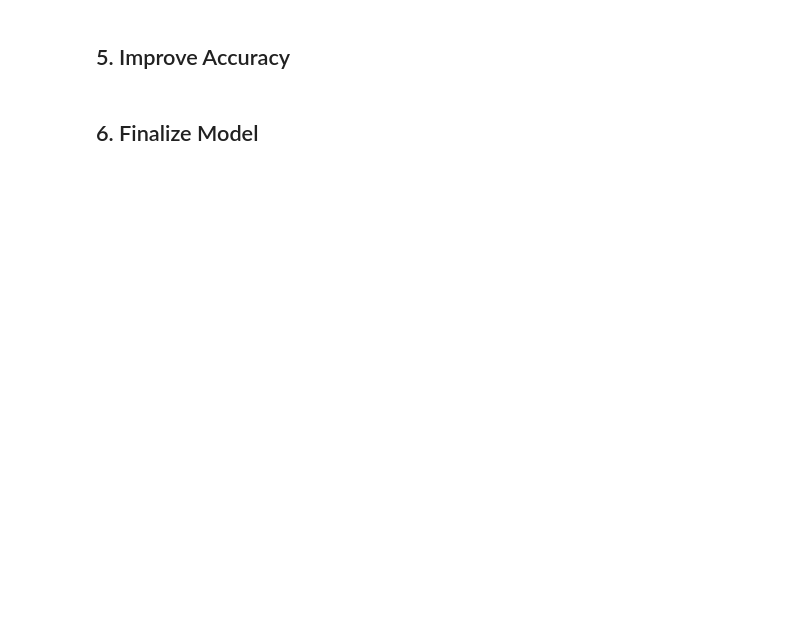
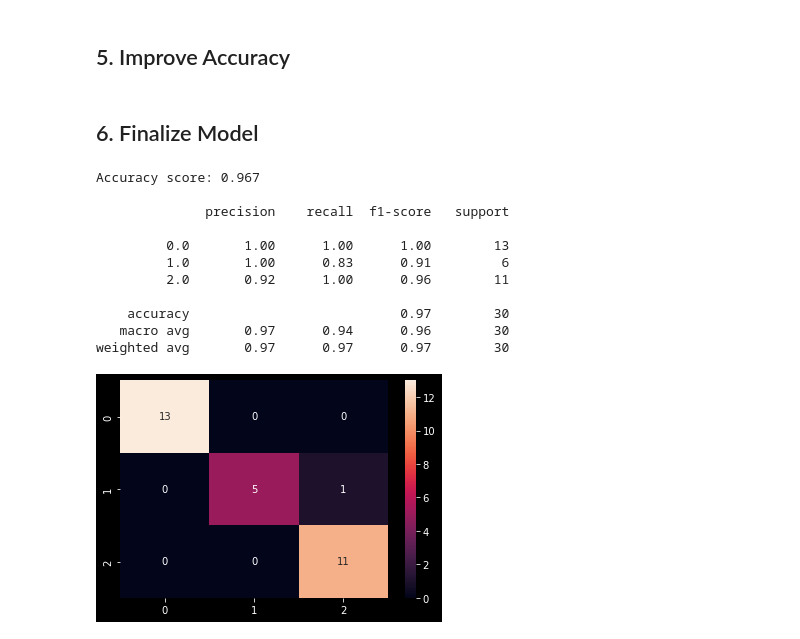
Before and after one commit to ThiagoORuby/Machine-Learning-Study-Projects, a Jupyter notebook: Iris Project - Python ML Template.ipynb, the cells around one changed output. Drawn from its saved outputs; the diff is of its cells as text; code cells hidden in the pictures; blank space fills up the shorter version.

```diff
--- a/Iris Project - Python ML Template.ipynb
+++ b/Iris Project - Python ML Template.ipynb
@@ -143,5 +162,27 @@ models.append(SVC())
 ## 6. Finalize Model
 # %%
 # a) Predictions on validation dataset
-# b) Create standalone model on entire training dataset
-# c) Save model for later use
+knn = KNeighborsClassifier()
+knn.fit(x_train, y_train)
+predictions = knn.predict(x_test)
+
+print(f'Accuracy score: {accuracy_score(y_test, predictions):.3f}')
+print()
+print(classification_report(y_test, predictions))
+
+conf_matrix = confusion_matrix(y_test, predictions)
+sns.heatmap(conf_matrix, annot=True)
+plt.show()
+# %% [output]
+Accuracy score: 0.967
+
+              precision    recall  f1-score   support
+
+         0.0       1.00      1.00      1.00        13
+         1.0       1.00      0.83      0.91         6
+         2.0       0.92      1.00      0.96        11
+
+    accuracy                           0.97        30
+   macro avg       0.97      0.94      0.96        30
+weighted avg       0.97      0.97      0.97        30
+[figure, added]
```
Also changed, not shown: parts of 4 cells of this notebook.
